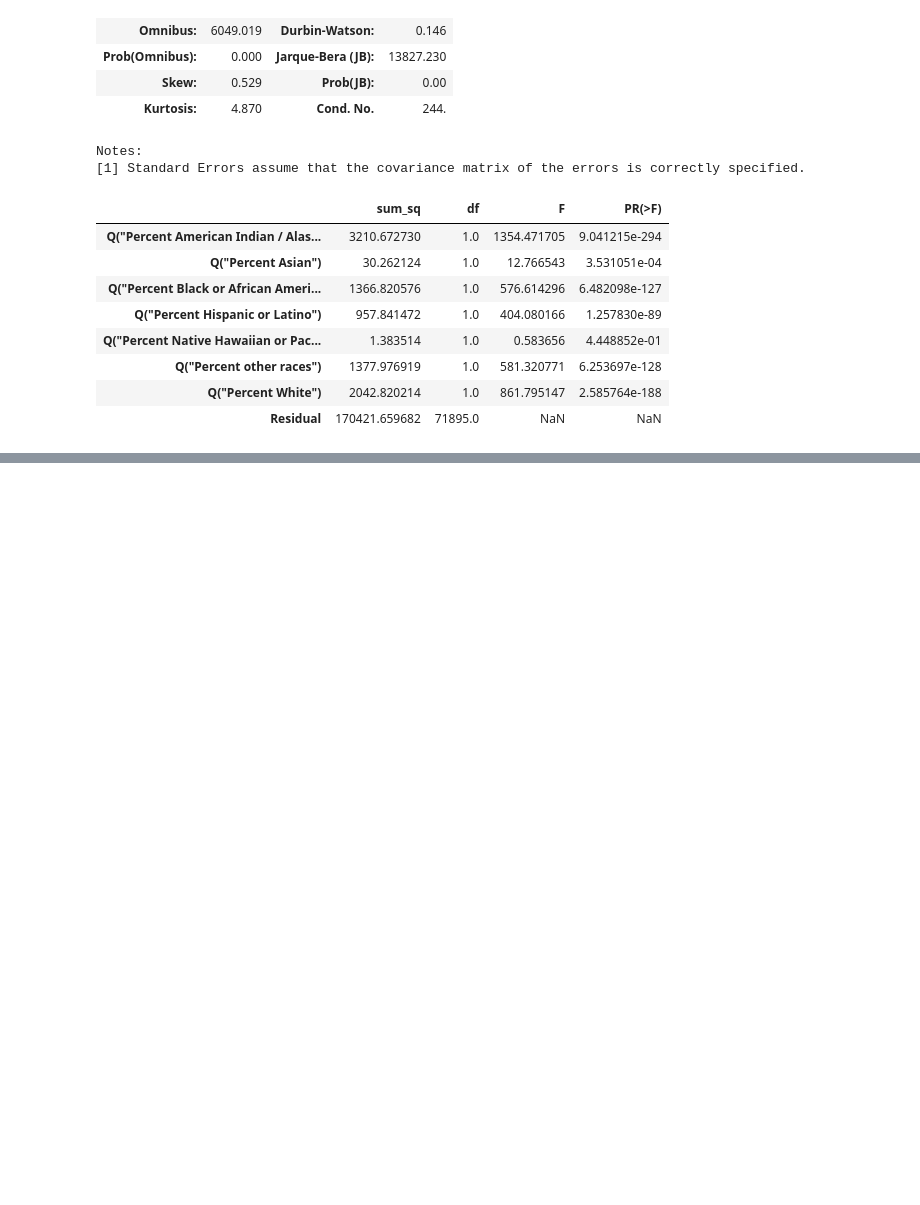
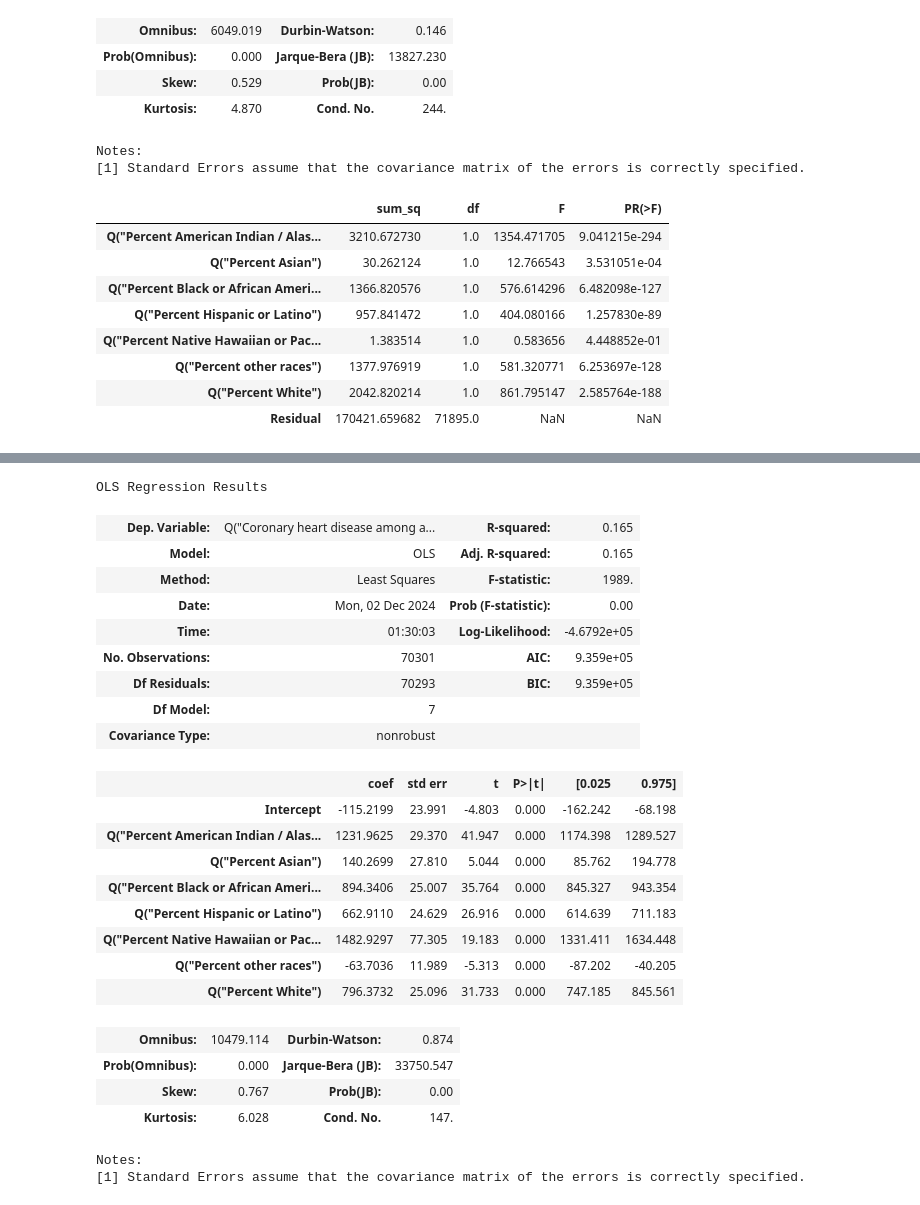
Before and after one commit to kassidimariah/Kassidis_Quality_Of_Life_Heatmaps, a Jupyter notebook: regression_analysis.ipynb, the cells around one changed output, grey strips where cells are left out. Saved outputs shown, nothing was run; the diff lists cells and outputs as text; code cells hidden in the pictures; blank space fills up the shorter version.

Commit message:
updating education analysis page

```diff
--- a/regression_analysis.ipynb
+++ b/regression_analysis.ipynb
@@ -115,0 +317,30 @@ anova_table
+# %%
+#conduct multiple regression analysis on heart disease and race variables
+model3 = ols('Q("Coronary heart disease among adults aged greater than or equal to 18 years") ~ Q("Percent American Indian / Alaska Native") + Q("Percent Asian") + Q("Percent Black or African American alone") + Q("Percent Hispanic or Latino") + Q("Percent Native Hawaiian or Pacific") + Q("Percent other races") + Q("Percent White")', data=reg_stats).fit()
+model3.summary()
+# %% [output]
+OLS Regression Results
+| Dep. Variable: | Q("Coronary heart disease among a... | R-squared: | 0.165 |
+| Model: | OLS | Adj. R-squared: | 0.165 |
+| Method: | Least Squares | F-statistic: | 1989. |
+| Date: | Mon, 02 Dec 2024 | Prob (F-statistic): | 0.00 |
+| Time: | 01:30:03 | Log-Likelihood: | -4.6792e+05 |
+| No. Observations: | 70301 | AIC: | 9.359e+05 |
+| Df Residuals: | 70293 | BIC: | 9.359e+05 |
+| Df Model: | 7 |  |  |
+| Covariance Type: | nonrobust |  |  |
+|  | coef | std err | t | P>|t| | [0.025 | 0.975] |
+| Intercept | -115.2199 | 23.991 | -4.803 | 0.000 | -162.242 | -68.198 |
+| Q("Percent American Indian / Alas... | 1231.9625 | 29.370 | 41.947 | 0.000 | 1174.398 | 1289.527 |
+| Q("Percent Asian") | 140.2699 | 27.810 | 5.044 | 0.000 | 85.762 | 194.778 |
+| Q("Percent Black or African Ameri... | 894.3406 | 25.007 | 35.764 | 0.000 | 845.327 | 943.354 |
+| Q("Percent Hispanic or Latino") | 662.9110 | 24.629 | 26.916 | 0.000 | 614.639 | 711.183 |
+| Q("Percent Native Hawaiian or Pac... | 1482.9297 | 77.305 | 19.183 | 0.000 | 1331.411 | 1634.448 |
+| Q("Percent other races") | -63.7036 | 11.989 | -5.313 | 0.000 | -87.202 | -40.205 |
+| Q("Percent White") | 796.3732 | 25.096 | 31.733 | 0.000 | 747.185 | 845.561 |
+| Omnibus: | 10479.114 | Durbin-Watson: | 0.874 |
+| Prob(Omnibus): | 0.000 | Jarque-Bera (JB): | 33750.547 |
+| Skew: | 0.767 | Prob(JB): | 0.00 |
+| Kurtosis: | 6.028 | Cond. No. | 147. |
+Notes:
+[1] Standard Errors assume that the covariance matrix of the errors is correctly specified.
```
Also changed, not shown: parts of 10 cells of this notebook, 3 other files.
